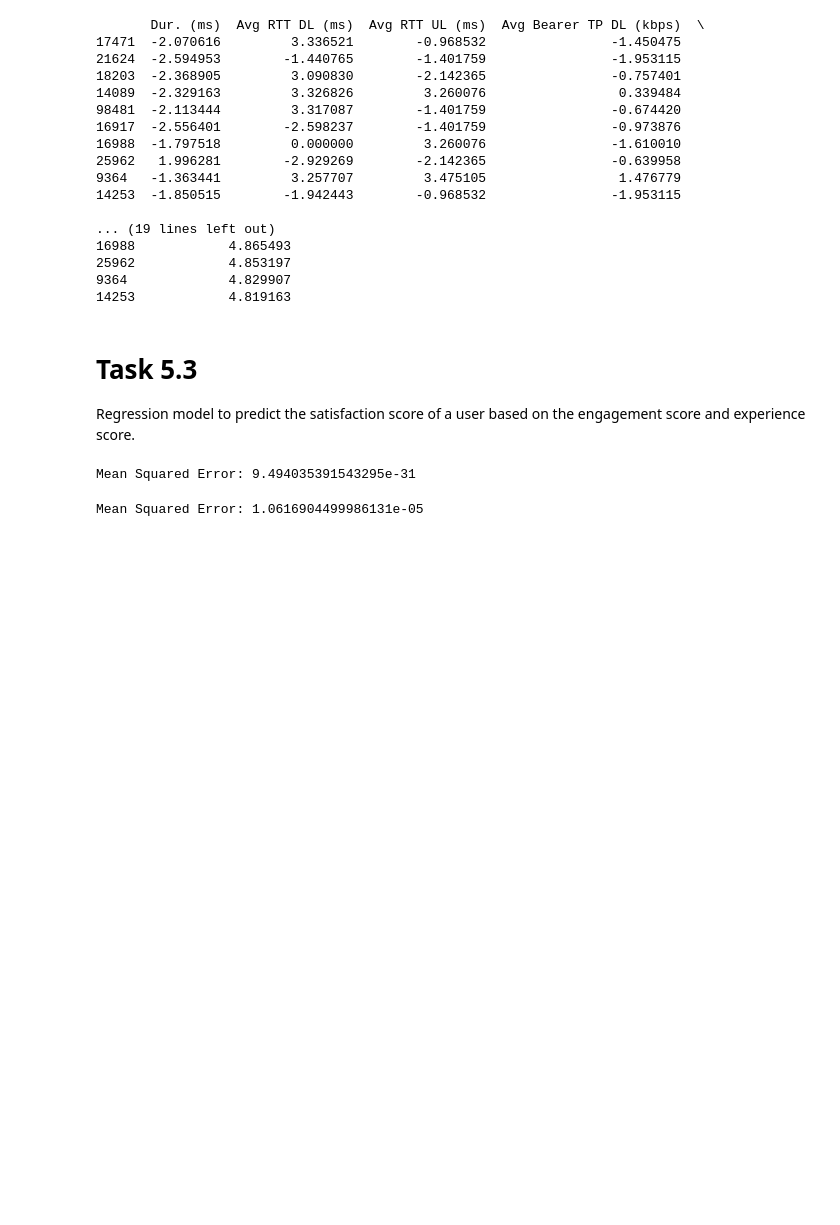
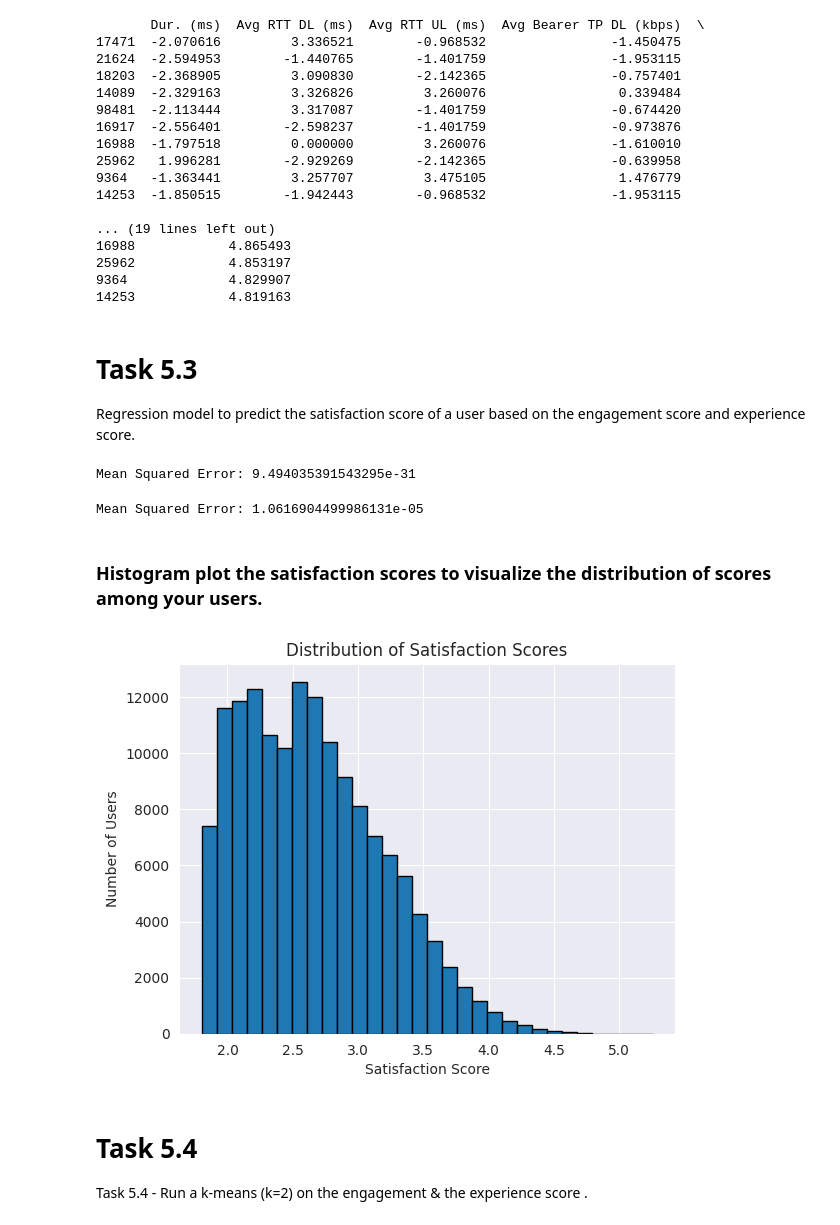
Before and after one commit to hillaryke/Telecom-User-Analytics, a Jupyter notebook: notebooks/task5-satisfaction-analysis.ipynb, the cells around one changed output. Cells and saved outputs as stored; diff of their text form; code cells hidden in the pictures; blank space fills up the shorter version.

```diff
--- a/notebooks/task5-satisfaction-analysis.ipynb
+++ b/notebooks/task5-satisfaction-analysis.ipynb
@@ -198,3 +198,20 @@ mse = mean_squared_error(y_test, y_pred)
 print('Mean Squared Error:', mse)
 # %% [output]
 Mean Squared Error: 1.0616904499986131e-05
+# %% [markdown]
+###  Histogram plot the satisfaction scores to visualize the distribution of scores among your users.
+# %%
+import matplotlib.pyplot as plt
+
+# Plot a histogram of the satisfaction scores
+plt.hist(df_experience['satisfaction_score'], bins=30, edgecolor='black')
+plt.title('Distribution of Satisfaction Scores')
+plt.xlabel('Satisfaction Score')
+plt.ylabel('Number of Users')
+plt.show()
+# %% [output]
+[figure, added]
+# %% [markdown]
+# Task 5.4
+
+Task 5.4 - Run a k-means (k=2) on the engagement & the experience score .
```
Also changed, not shown: parts of 6 cells of this notebook.
